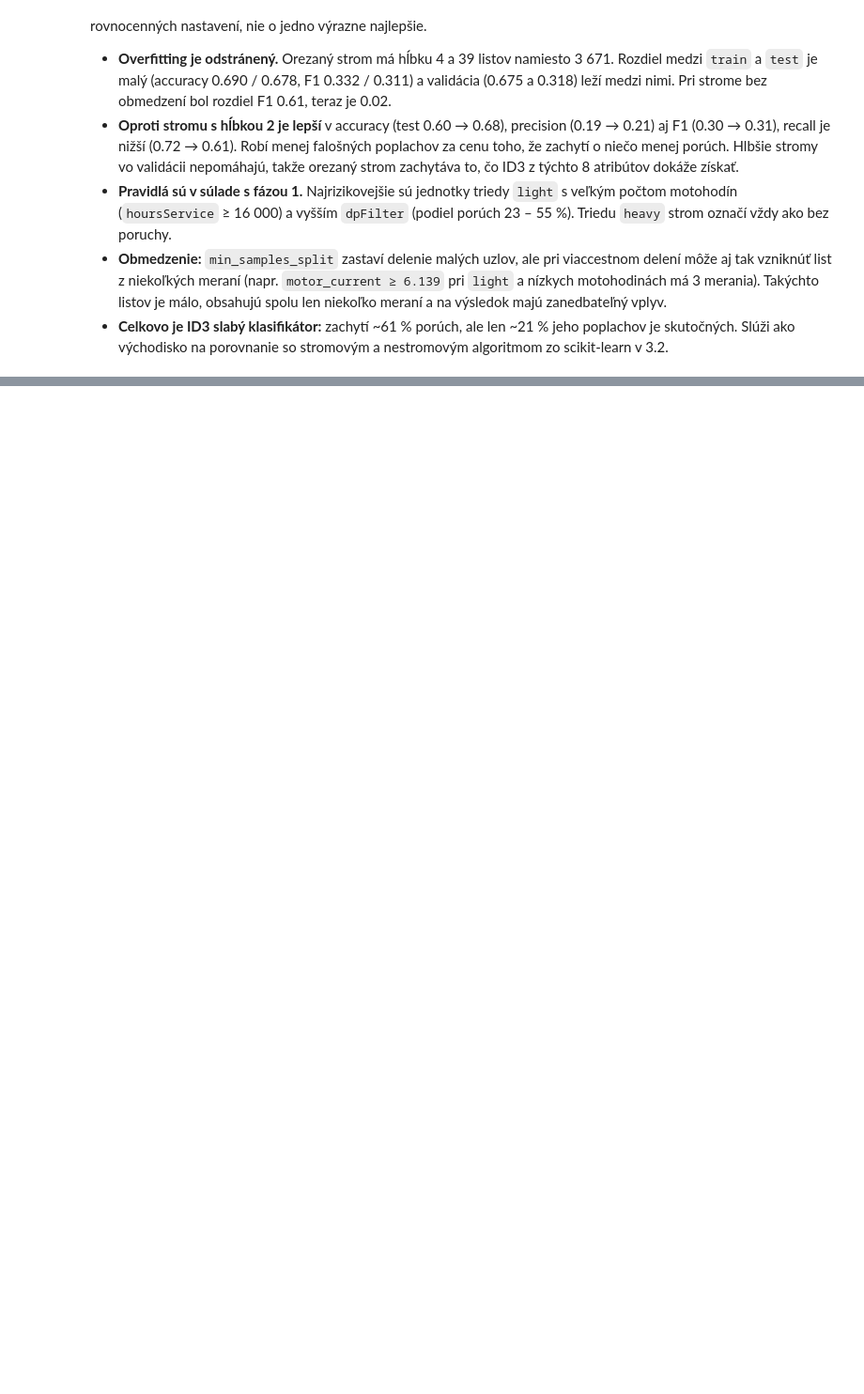
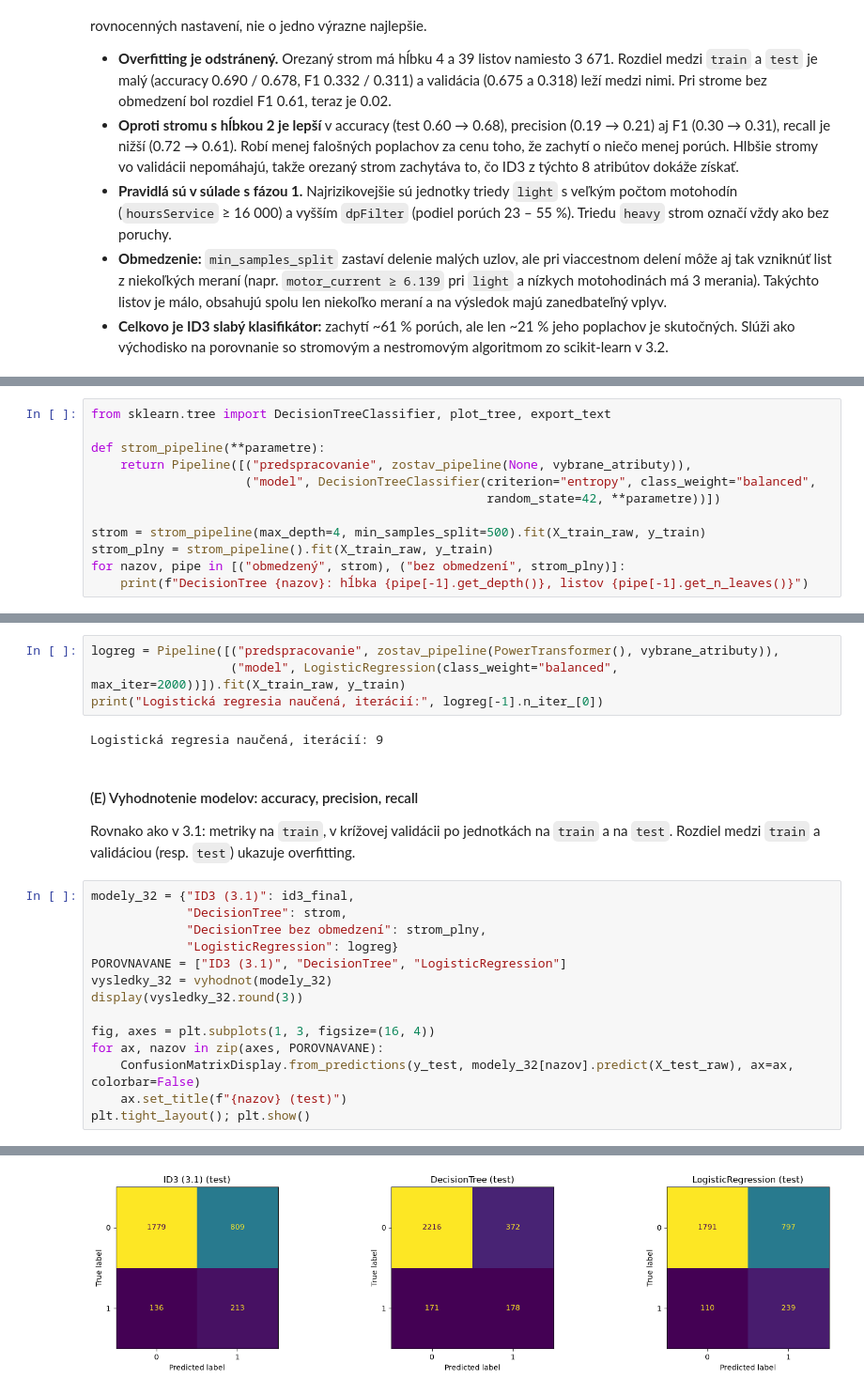
Before and after one commit to deno555/iau_projekt, a Jupyter notebook: IAU_projekt.ipynb, the cells around one changed output, grey strips where cells are left out. Shown at 94% size. Saved outputs shown, nothing was run; the diff lists cells and outputs as text; blank space fills up the shorter version.

```diff
--- a/IAU_projekt.ipynb
+++ b/IAU_projekt.ipynb
@@ -2305,0 +2320,12 @@ class_duty = light  [n = 4330, podiel porúch = 0.18]
+# %%
+from sklearn.tree import DecisionTreeClassifier, plot_tree, export_text
+
+def strom_pipeline(**parametre):
+    return Pipeline([("predspracovanie", zostav_pipeline(None, vybrane_atributy)),
+                     ("model", DecisionTreeClassifier(criterion="entropy", class_weight="balanced",
+                                                      random_state=42, **parametre))])
+
+strom = strom_pipeline(max_depth=4, min_samples_split=500).fit(X_train_raw, y_train)
+strom_plny = strom_pipeline().fit(X_train_raw, y_train)
+for nazov, pipe in [("obmedzený", strom), ("bez obmedzení", strom_plny)]:
+    print(f"DecisionTree {nazov}: hĺbka {pipe[-1].get_depth()}, listov {pipe[-1].get_n_leaves()}")
@@ -2305,0 +2338,24 @@ class_duty = light  [n = 4330, podiel porúch = 0.18]
+# %%
+logreg = Pipeline([("predspracovanie", zostav_pipeline(PowerTransformer(), vybrane_atributy)),
+                   ("model", LogisticRegression(class_weight="balanced", max_iter=2000))]).fit(X_train_raw, y_train)
+print("Logistická regresia naučená, iterácií:", logreg[-1].n_iter_[0])
+# %% [output]
+Logistická regresia naučená, iterácií: 9
+# %% [markdown]
+#### (E) Vyhodnotenie modelov: accuracy, precision, recall
+Rovnako ako v 3.1: metriky na `train`, v krížovej validácii po jednotkách na `train` a na `test`. Rozdiel medzi `train` a validáciou (resp. `test`) ukazuje overfitting.
+# %%
+modely_32 = {"ID3 (3.1)": id3_final,
+             "DecisionTree": strom,
+             "DecisionTree bez obmedzení": strom_plny,
+             "LogisticRegression": logreg}
+POROVNAVANE = ["ID3 (3.1)", "DecisionTree", "LogisticRegression"]
+vysledky_32 = vyhodnot(modely_32)
+display(vysledky_32.round(3))
+
+fig, axes = plt.subplots(1, 3, figsize=(16, 4))
+for ax, nazov in zip(axes, POROVNAVANE):
+    ConfusionMatrixDisplay.from_predictions(y_test, modely_32[nazov].predict(X_test_raw), ax=ax, colorbar=False)
+    ax.set_title(f"{nazov} (test)")
+plt.tight_layout(); plt.show()
+# %% [output]
@@ -2305,0 +2376 @@ class_duty = light  [n = 4330, podiel porúch = 0.18]
+[figure, added]
```
Also changed, not shown: parts of 18 cells of this notebook.
